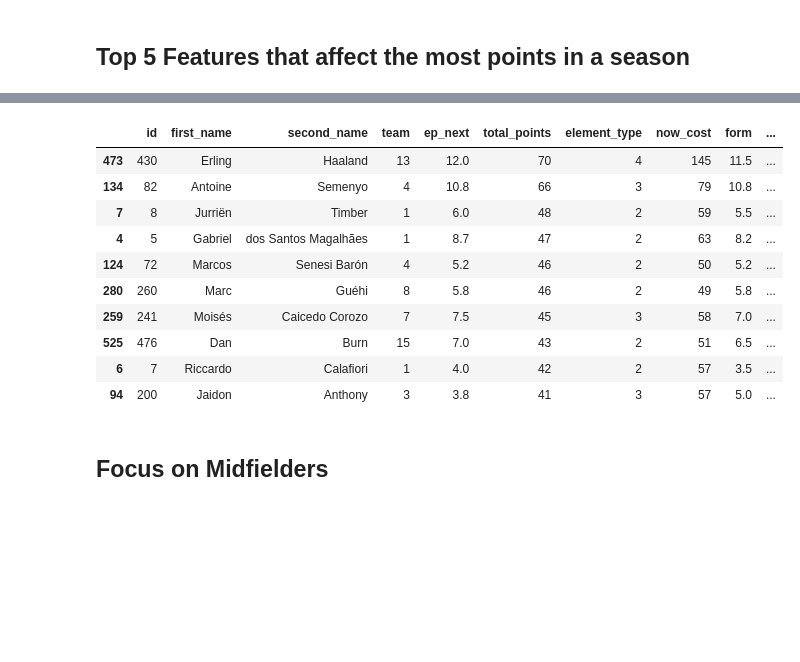
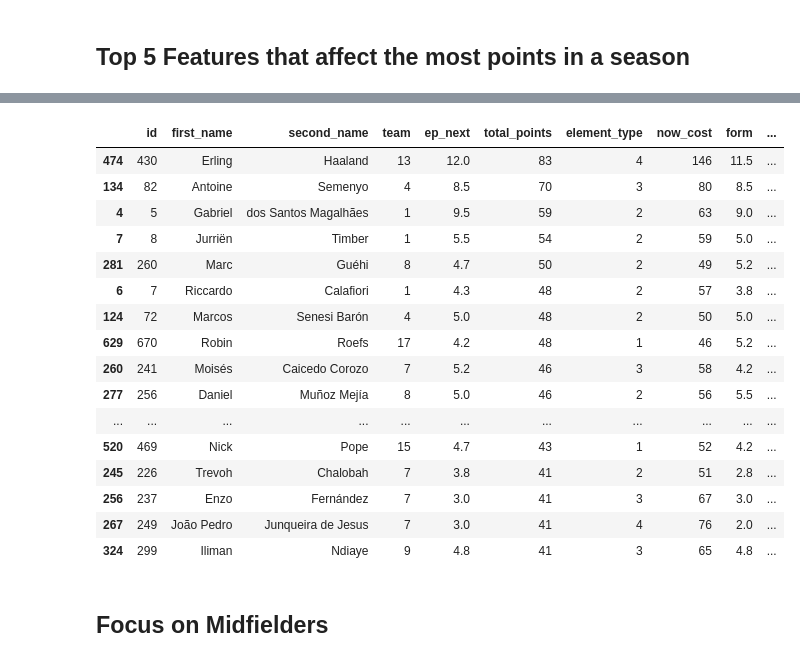
Before and after one commit to atharva-patade/fpl-eda, a Jupyter notebook: 01-FPL-players-teams-exploring.ipynb, the cells around one changed output, grey strips where cells are left out. Drawn from its saved outputs; the diff is of its cells as text; code cells hidden in the pictures; blank space fills up the shorter version.

```diff
--- a/01-FPL-players-teams-exploring.ipynb
+++ b/01-FPL-players-teams-exploring.ipynb
@@ -148,8 +148,8 @@ df_player_team['threat'].dtype
 # %% [output]
 dtype('float64')
 # %%
-cols_to_convert = ['threat', 'form', 'expected_goals', 'expected_assists', 'creativity', 'influence', 'ict_index', 'points_per_game']
-df_players[cols_to_convert] = df_players[cols_to_convert].apply(pd.to_numeric, errors='coerce')
+cols_to_convert_pl = ['threat', 'form', 'expected_goals', 'expected_assists', 'creativity', 'influence', 'ict_index', 'points_per_game']
+df_players[cols_to_convert_pl] = df_players[cols_to_convert_pl].apply(pd.to_numeric, errors='coerce')
 # %%
 df_player_team['influence'].isna().sum()
 # %% [output]
@@ -333,17 +333,23 @@ df_players.loc[df_players['element_type'] == 4].nlargest(10, 'now_cost')[['first
 # %%
-df_players.nlargest(10, 'total_points')[['id', 'first_name', 'second_name', 'team', 'ep_next','total_points', 'element_type', 'now_cost', 'form', 'minutes', 'goals_scored', 'assists', 'clean_sheets', 'yellow_cards', 'red_cards']]
+df_players.nlargest(20, 'total_points')[['id', 'first_name', 'second_name', 'team', 'ep_next','total_points', 'element_type', 'now_cost', 'form', 'minutes', 'goals_scored', 'assists', 'clean_sheets', 'yellow_cards', 'red_cards']]
 # %% [output]
 |  | id | first_name | second_name | team | ep_next | total_points | element_type | now_cost | form | ... |
-| 473 | 430 | Erling | Haaland | 13 | 12.0 | 70 | 4 | 145 | 11.5 | ... |
-| 134 | 82 | Antoine | Semenyo | 4 | 10.8 | 66 | 3 | 79 | 10.8 | ... |
-| 7 | 8 | Jurriën | Timber | 1 | 6.0 | 48 | 2 | 59 | 5.5 | ... |
-| 4 | 5 | Gabriel | dos Santos Magalhães | 1 | 8.7 | 47 | 2 | 63 | 8.2 | ... |
-| 124 | 72 | Marcos | Senesi Barón | 4 | 5.2 | 46 | 2 | 50 | 5.2 | ... |
-| 280 | 260 | Marc | Guéhi | 8 | 5.8 | 46 | 2 | 49 | 5.8 | ... |
-| 259 | 241 | Moisés | Caicedo Corozo | 7 | 7.5 | 45 | 3 | 58 | 7.0 | ... |
-| 525 | 476 | Dan | Burn | 15 | 7.0 | 43 | 2 | 51 | 6.5 | ... |
-| 6 | 7 | Riccardo | Calafiori | 1 | 4.0 | 42 | 2 | 57 | 3.5 | ... |
-| 94 | 200 | Jaidon | Anthony | 3 | 3.8 | 41 | 3 | 57 | 5.0 | ... |
+| 474 | 430 | Erling | Haaland | 13 | 12.0 | 83 | 4 | 146 | 11.5 | ... |
+| 134 | 82 | Antoine | Semenyo | 4 | 8.5 | 70 | 3 | 80 | 8.5 | ... |
+| 4 | 5 | Gabriel | dos Santos Magalhães | 1 | 9.5 | 59 | 2 | 63 | 9.0 | ... |
+| 7 | 8 | Jurriën | Timber | 1 | 5.5 | 54 | 2 | 59 | 5.0 | ... |
+| 281 | 260 | Marc | Guéhi | 8 | 4.7 | 50 | 2 | 49 | 5.2 | ... |
+| 6 | 7 | Riccardo | Calafiori | 1 | 4.3 | 48 | 2 | 57 | 3.8 | ... |
+| 124 | 72 | Marcos | Senesi Barón | 4 | 5.0 | 48 | 2 | 50 | 5.0 | ... |
+| 629 | 670 | Robin | Roefs | 17 | 4.2 | 48 | 1 | 46 | 5.2 | ... |
+| 260 | 241 | Moisés | Caicedo Corozo | 7 | 5.2 | 46 | 3 | 58 | 4.2 | ... |
+| 277 | 256 | Daniel | Muñoz Mejía | 8 | 5.0 | 46 | 2 | 56 | 5.5 | ... |
+| ... | ... | ... | ... | ... | ... | ... | ... | ... | ... | ... |
+| 520 | 469 | Nick | Pope | 15 | 4.7 | 43 | 1 | 52 | 4.2 | ... |
+| 245 | 226 | Trevoh | Chalobah | 7 | 3.8 | 41 | 2 | 51 | 2.8 | ... |
+| 256 | 237 | Enzo | Fernández | 7 | 3.0 | 41 | 3 | 67 | 3.0 | ... |
+| 267 | 249 | João Pedro | Junqueira de Jesus | 7 | 3.0 | 41 | 4 | 76 | 2.0 | ... |
+| 324 | 299 | Iliman | Ndiaye | 9 | 4.8 | 41 | 3 | 65 | 4.8 | ... |
 # %% [markdown]
 ## Focus on Midfielders
 # %%
```
Also changed, not shown: parts of 33 cells of this notebook.
